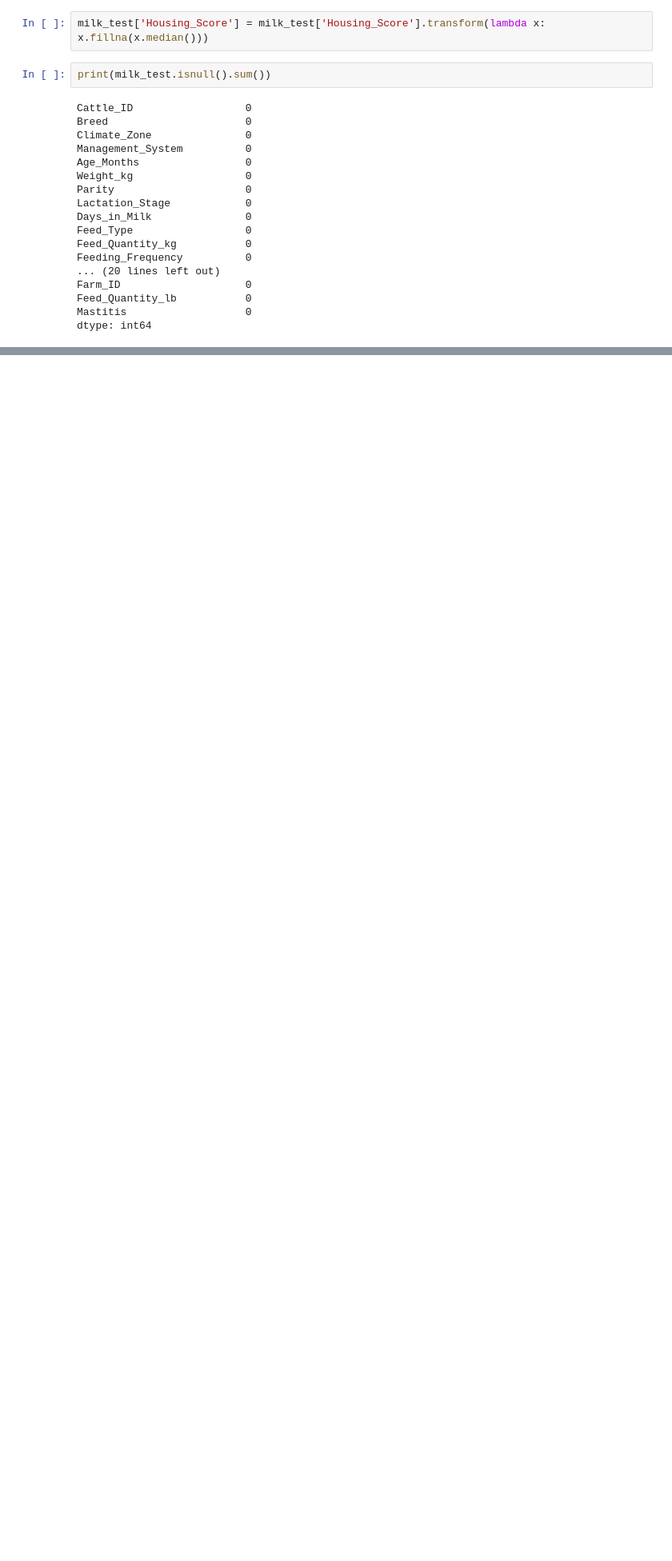
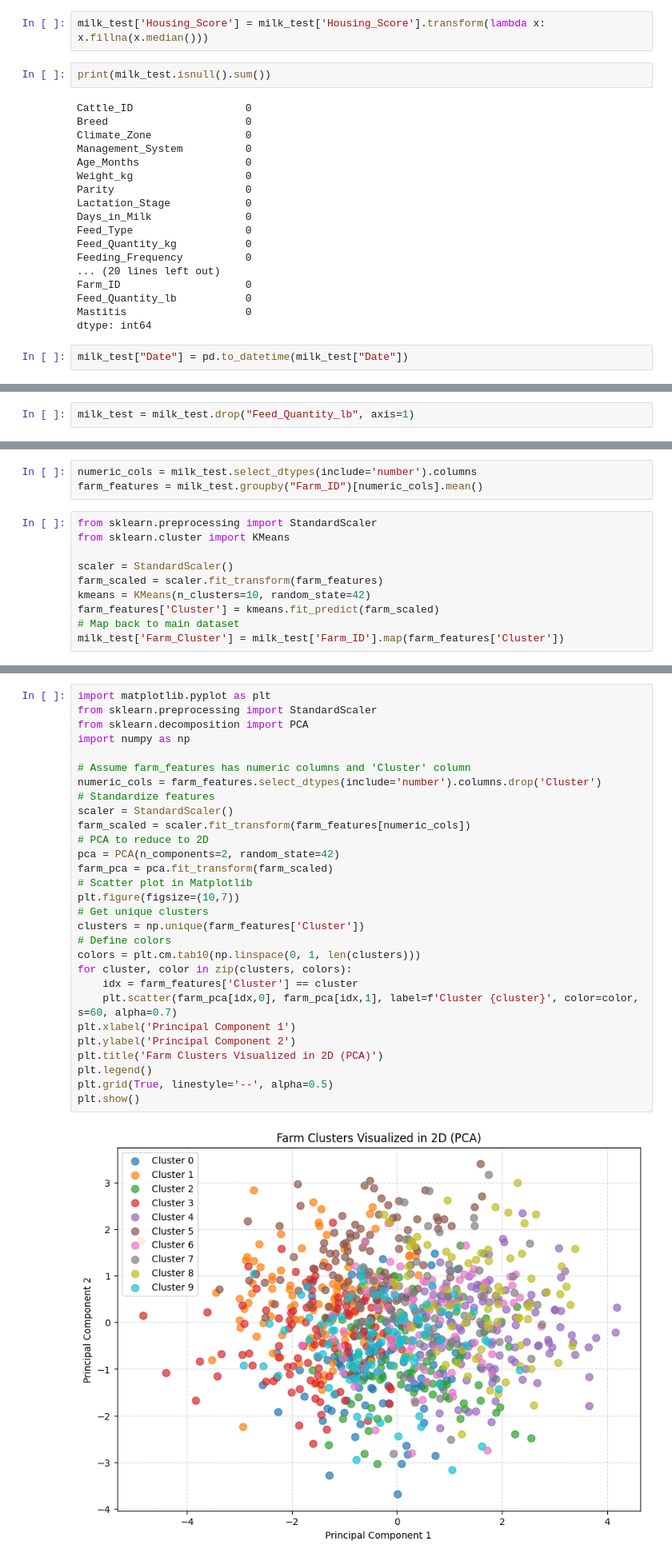
Before and after one commit to FelBenitez/dairy-cow-milk-yield-prediction, a Jupyter notebook: milk_prediction.ipynb, the cells around one changed output, grey strips where cells are left out. Shown at 80% size. Saved outputs shown, nothing was run; the diff lists cells and outputs as text; blank space fills up the shorter version.

Commit message:
Added clustering

```diff
--- a/milk_prediction.ipynb
+++ b/milk_prediction.ipynb
@@ -124,3 +124,5 @@ Farm_ID                    0
 Feed_Quantity_lb           0
 Mastitis                   0
 dtype: int64
+# %%
+milk_test["Date"] = pd.to_datetime(milk_test["Date"])
@@ -126,0 +163,2 @@ dtype: int64
+# %%
+milk_test = milk_test.drop("Feed_Quantity_lb", axis=1)
@@ -126,0 +180,13 @@ dtype: int64
+# %%
+numeric_cols = milk_test.select_dtypes(include='number').columns
+farm_features = milk_test.groupby("Farm_ID")[numeric_cols].mean()
+# %%
+from sklearn.preprocessing import StandardScaler
+from sklearn.cluster import KMeans
+
+scaler = StandardScaler()
+farm_scaled = scaler.fit_transform(farm_features)
+kmeans = KMeans(n_clusters=10, random_state=42)
+farm_features['Cluster'] = kmeans.fit_predict(farm_scaled)
+# Map back to main dataset
+milk_test['Farm_Cluster'] = milk_test['Farm_ID'].map(farm_features['Cluster'])
@@ -126,0 +208,31 @@ dtype: int64
+# %%
+import matplotlib.pyplot as plt
+from sklearn.preprocessing import StandardScaler
+from sklearn.decomposition import PCA
+import numpy as np
+
+# Assume farm_features has numeric columns and 'Cluster' column
+numeric_cols = farm_features.select_dtypes(include='number').columns.drop('Cluster')
+# Standardize features
+scaler = StandardScaler()
+farm_scaled = scaler.fit_transform(farm_features[numeric_cols])
+# PCA to reduce to 2D
+pca = PCA(n_components=2, random_state=42)
+farm_pca = pca.fit_transform(farm_scaled)
+# Scatter plot in Matplotlib
+plt.figure(figsize=(10,7))
+# Get unique clusters
+clusters = np.unique(farm_features['Cluster'])
+# Define colors
+colors = plt.cm.tab10(np.linspace(0, 1, len(clusters)))
+for cluster, color in zip(clusters, colors):
+    idx = farm_features['Cluster'] == cluster
+    plt.scatter(farm_pca[idx,0], farm_pca[idx,1], label=f'Cluster {cluster}', color=color, s=60, alpha=0.7)
+plt.xlabel('Principal Component 1')
+plt.ylabel('Principal Component 2')
+plt.title('Farm Clusters Visualized in 2D (PCA)')
+plt.legend()
+plt.grid(True, linestyle='--', alpha=0.5)
+plt.show()
+# %% [output]
+[figure, added]
```
Also changed, not shown: parts of 5 cells of this notebook.
